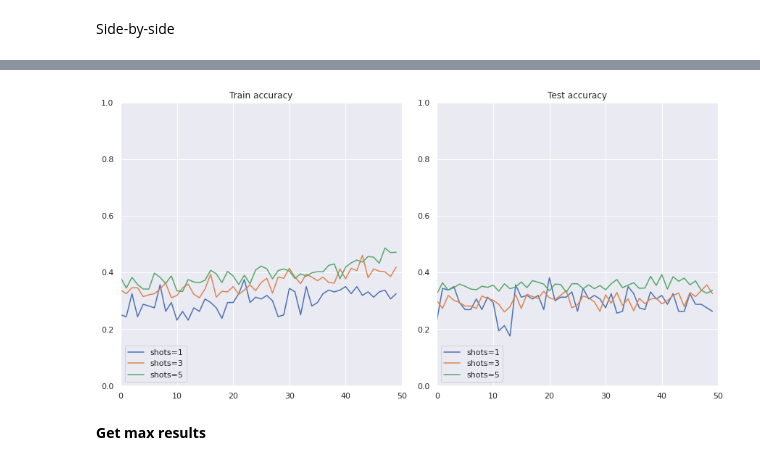
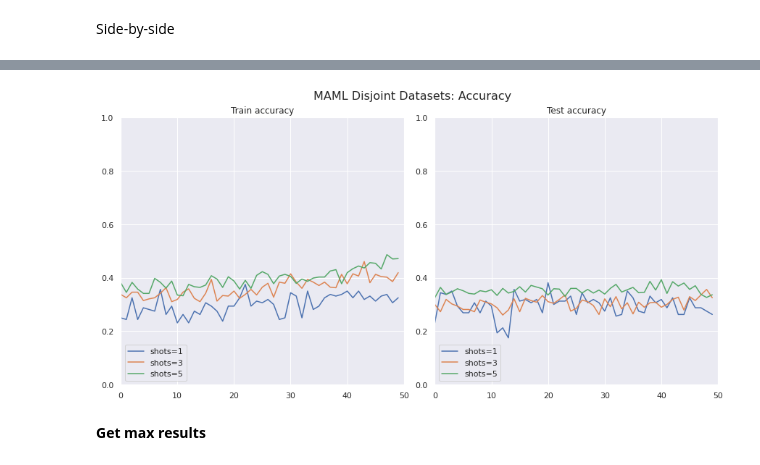
Before and after one commit to obrookes/Meta-ape, a Jupyter notebook: results/maml/intraspecies_disjoint/experiment_intraspecies_disjoint_results.ipynb, the cells around one changed output, grey strips where cells are left out. Drawn from its saved outputs; the diff is of its cells as text; code cells hidden in the pictures.

```diff
--- a/results/maml/intraspecies_disjoint/experiment_intraspecies_disjoint_results.ipynb
+++ b/results/maml/intraspecies_disjoint/experiment_intraspecies_disjoint_results.ipynb
@@ -140,31 +142,33 @@ fig.savefig('maml_disjoint_n5_loss_all.pdf')
 # %%
 fig, (ax1, ax2) = plt.subplots(1, 2,constrained_layout=True)
 
 # ax1.set_xlim(0, 100)
 # ax1.set_ylim(0, 1.1)
 
 
 ax1.title.set_text('Train accuracy')
 ax1.plot(meta_train_acc1,label='shots=1')
 ax1.plot(meta_train_acc3,label='shots=3')
 ax1.plot(meta_train_acc5,label='shots=5')
 ax1.axis([0, 50, 0, 1])
 ax1.legend(loc='lower left')
 
 # ax2.set_xlim(0, 100)
 # ax2.set_ylim(0, 1.1)
 
 ax2.title.set_text('Test accuracy')
 ax2.plot(meta_test_acc1,label='shots=1')
 ax2.plot(meta_test_acc3,label='shots=3')
 ax2.plot(meta_test_acc5,label='shots=5')
 ax2.axis([0, 50, 0, 1])
 ax2.legend(loc='lower left')
 fig.set_size_inches(12, 6)
 
+fig.suptitle('MAML Disjoint Datasets: Accuracy', fontsize=16)
+
 fig.savefig('maml_disjoint_n5_acc_all.pdf')
 # %% [output]
-[figure, old version]
+[figure, new version]
 # %% [markdown]
 **Get max results**
 # %%
```
Also changed, not shown: parts of 1 cell of this notebook, 13 other files.
